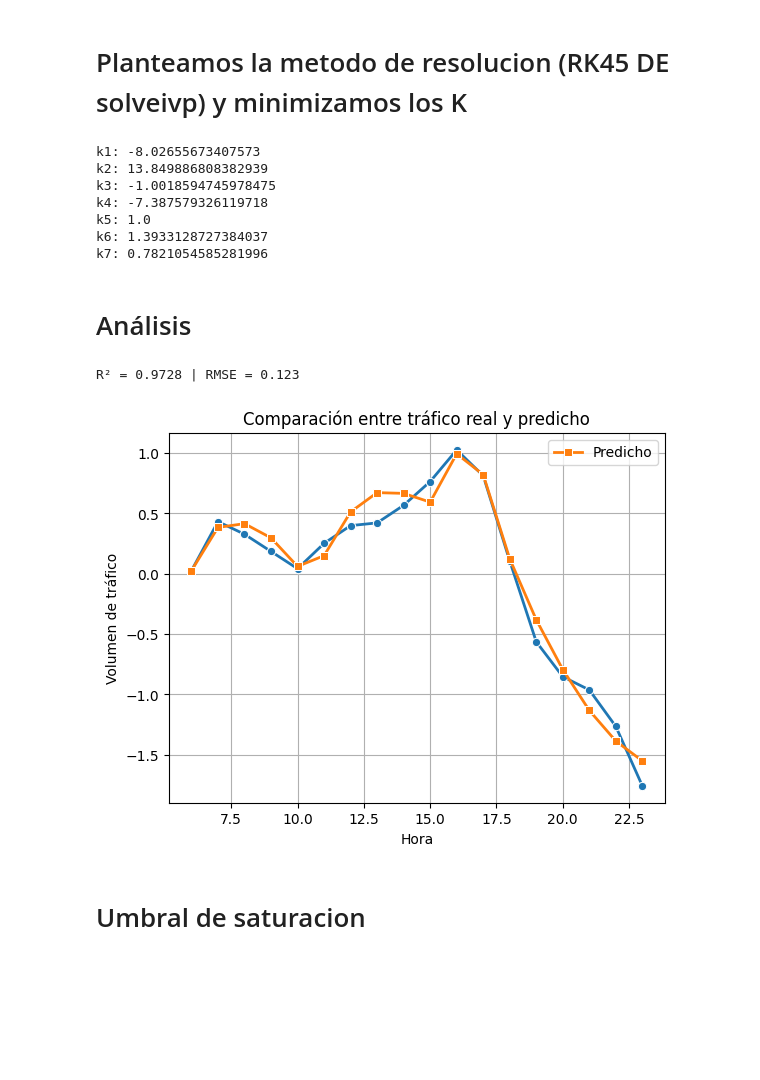
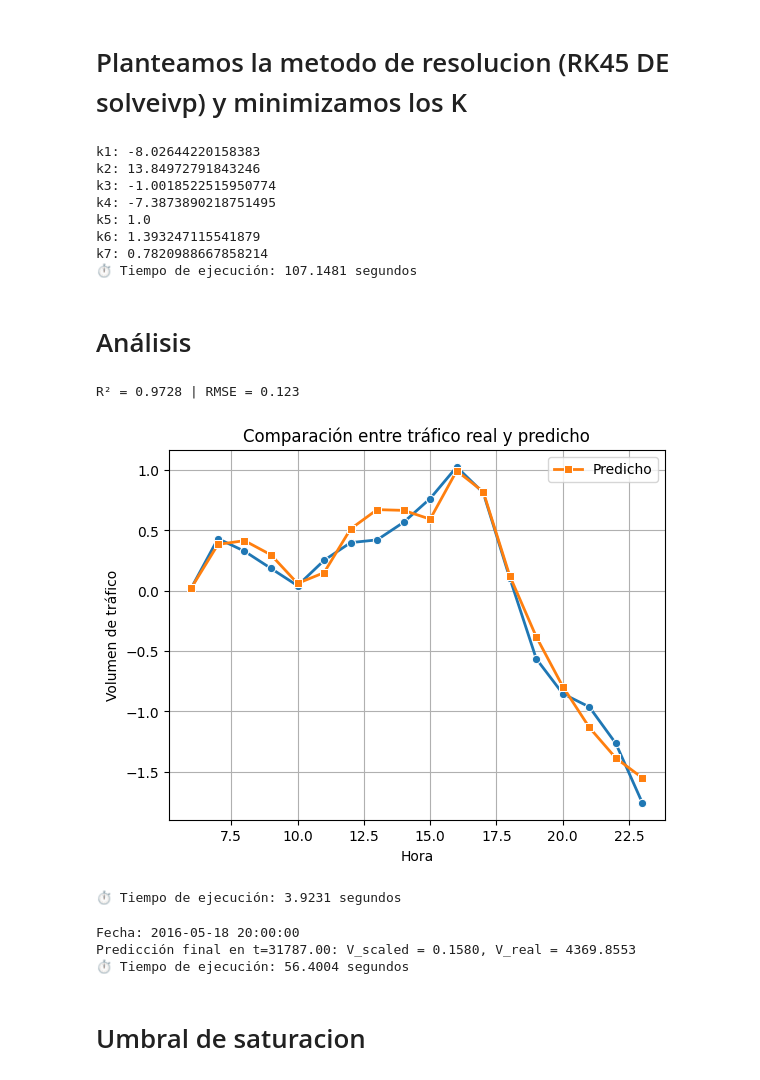
Before and after one commit to preslymorales/Proyecto-Simulacion-del-Trafico-Vehicular, a Jupyter notebook: Simulacion_Trafico_Vehicular.ipynb, the cells around one changed output. Saved outputs shown, nothing was run; the diff lists cells and outputs as text; code cells hidden in the pictures; blank space fills up the shorter version.

Commit message:
tiempos de ejecucion

```diff
--- a/Simulacion_Trafico_Vehicular.ipynb
+++ b/Simulacion_Trafico_Vehicular.ipynb
@@ -523,4 +543,7 @@ def rellenarTemperatura(df_train, df_test):
     df_test["temperature"] = df_train.groupby(trafico_train["date_time"].dt.hour)["temperature"].transform(lambda x: x.fillna(x.mean()))
     return [df_train,df_test]
 # %%
+start = time.time()
 trafico_train,trafico_test = rellenarTemperatura(trafico_train, trafico_test)
+end = time.time()
+print(f"⏱ Tiempo de ejecución: {end - start:.4f} segundos")
@@ -566,7 +591,9 @@ def funcSigmoide(df_train, df_test,min_samples_leaf=1,smoothing_factor=1.0):
     df_test["weather_encoded"] = df_test["weather_encoded"].fillna(prior)
     return [df_train,df_test]
 # %%
+start = time.time()
 trafico_train,trafico_test = funcSigmoide(trafico_train, trafico_test)
-#Para evitar que se cree mas weatherEncoded al volver ejecutar la celda
+end = time.time()
+print(f"⏱ Tiempo de ejecución: {end - start:.4f} segundos")
 trafico_train
 # %% [output]
@@ -759,6 +788,7 @@ limites2 = (
      0.7, 1.5, 3*np.pi,     # A4, omega4, phi4
      0.7, 1.5, 3*np.pi]     # A5, omega5, phi5
 )
+start = time.time()
 #temperatura_medioHora o weather_encodedMedio como keywords
 xTemp, yTemp = obtenerY("temperatura_medioHora")
 xW, yW = obtenerY("weather_encodedMedio")
@@ -767,3 +797,5 @@ xTemp = np.array(xTemp)
 yTemp = np.array(yTemp)
 xW = np.array(xW)
 yW = np.array(yW)
+end = time.time()
+print(f"⏱ Tiempo de ejecución: {end - start:.4f} segundos")
@@ -964,6 +1021,7 @@ def obtenerKs(bounds_ks,Xs,trafico_train,CondInicial,params_temp,params_weather,
 # %%
 bounds_ks = [(-100, 100), (-20000, 20000), (-2.5, -0.5), (-100, 100),(1.0, 5.0),(1.0, 5.0),(0.1, 5.0)]
 x0=[-6.0, 12.0, -1.5, -16.0, 2.0, 2.0, 2.0]
+start = time.time()
 param_optimos = obtenerKs(
     bounds_ks=bounds_ks,
     Xs=x0,
@@ -974,14 +1032,17 @@ param_optimos = obtenerKs(
     toler=1e-9,
     metodo='L-BFGS-B'
 )
+end = time.time()
+print(f"⏱ Tiempo de ejecución: {end - start:.4f} segundos")
 # %% [output]
-k1: -8.02655673407573
-k2: 13.849886808382939
-k3: -1.0018594745978475
-k4: -7.387579326119718
+k1: -8.02644220158383
+k2: 13.84972791843246
+k3: -1.0018522515950774
+k4: -7.3873890218751495
 k5: 1.0
-k6: 1.3933128727384037
-k7: 0.7821054585281996
+k6: 1.393247115541879
+k7: 0.7820988667858214
+⏱ Tiempo de ejecución: 107.1481 segundos
 # %%
 k1,k2,k3,k4,k5,k6,k7 = param_optimos
 # %% [markdown]
@@ -1022,11 +1083,15 @@ def analisisModelo():
     plt.legend()
     plt.grid(True)
     plt.show()
-# %%
-analisisModelo()
-# %% [output]
-R² = 0.9728 | RMSE = 0.123
-[figure, removed]
+# %%
+start = time.time()
+analisisModelo()
+end = time.time()
+print(f"⏱ Tiempo de ejecución: {end - start:.4f} segundos")
+# %% [output]
+R² = 0.9728 | RMSE = 0.123
+[figure, added]
+⏱ Tiempo de ejecución: 3.9231 segundos
 # %%
 # ===============================
 # Predicciones en el tiempo
@@ -1133,9 +1198,15 @@ def predecirTrafico(fecha_hora, tiempoFinal, param_optimos, params_temp, params_
         print(f"Predicción final en t={t_futuro:.2f}: V_scaled = {prediccion_escalada:.4f}, V_real = {traffic_real:.4f}")
 
         return traffic_real
-
+start = time.time()
 fecha_hora = "2016-05-18 20:00:00"
-predecirTrafico(fecha_hora, tiempoF,param_optimos,params_temp,params_weather,h=0.1,trafico_train=trafico_train, fecha_a_tiempo=fecha_a_tiempo)
+predecirTrafico(fecha_hora, tiempoF,param_optimos,params_temp,params_weather,h=1,trafico_train=trafico_train, fecha_a_tiempo=fecha_a_tiempo)
+end = time.time()
+print(f"⏱ Tiempo de ejecución: {end - start:.4f} segundos")
+# %% [output]
+Fecha: 2016-05-18 20:00:00
+Predicción final en t=31787.00: V_scaled = 0.1580, V_real = 4369.8553
+⏱ Tiempo de ejecución: 56.4004 segundos
 # %% [markdown]
 # Umbral de saturacion
 # %%
```
Also changed, not shown: parts of 11 cells of this notebook.
